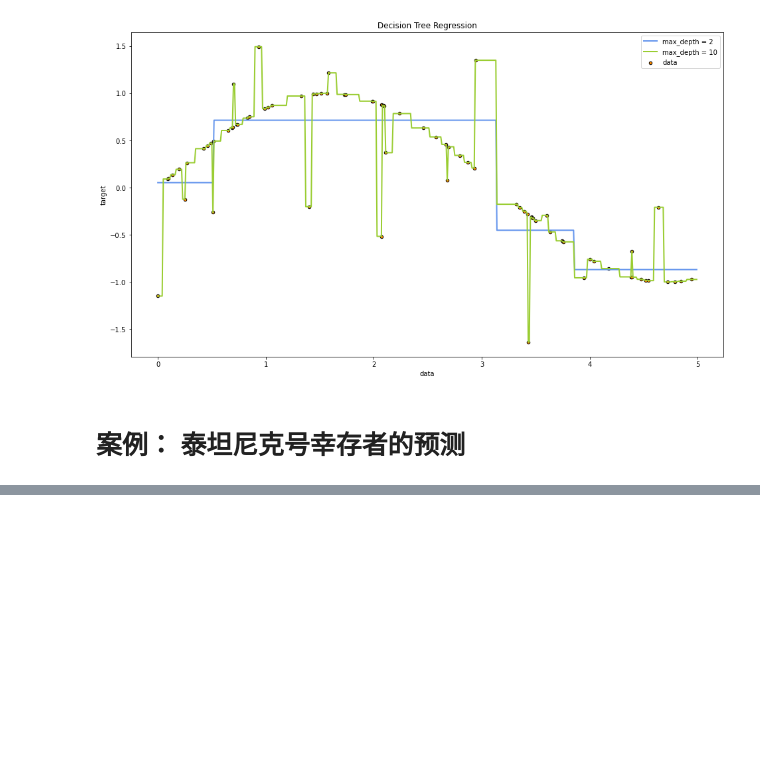
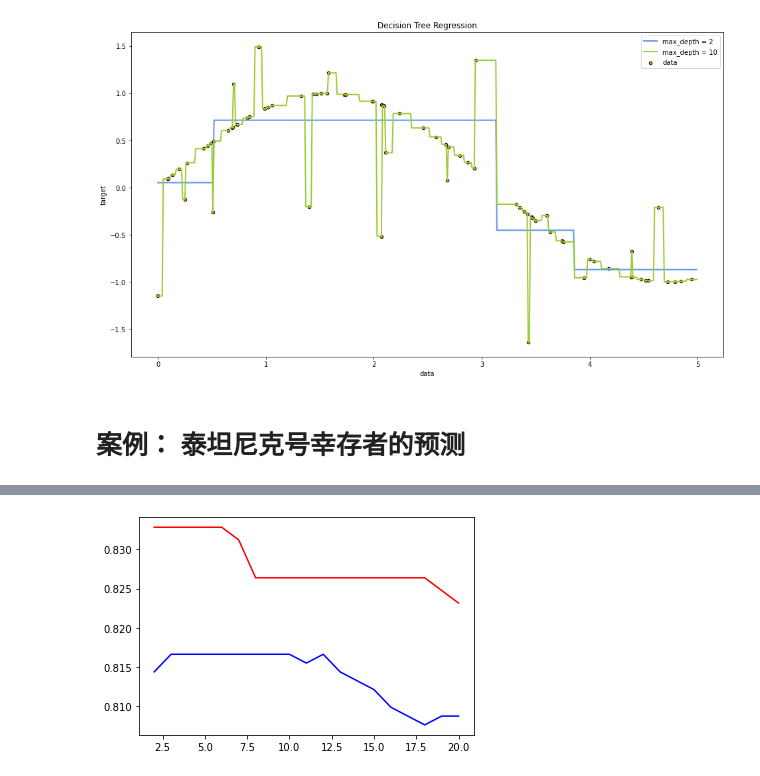
Before and after one commit to dongyeseu/knowledge, a Jupyter notebook: machine_learning/1.1 菜菜的sklearn学习课堂/1. Decision Tree.ipynb, the cells around one changed output, grey strips where cells are left out. Cells and saved outputs as stored; diff of their text form; code cells hidden in the pictures; blank space fills up the shorter version.

```diff
--- a/machine_learning/1.1 菜菜的sklearn学习课堂/1. Decision Tree.ipynb
+++ b/machine_learning/1.1 菜菜的sklearn学习课堂/1. Decision Tree.ipynb
@@ -459 +586,18 @@ dtype: int64
+# %%
+tr = [];
+ts = [];
+for i in range(1,20):
+    clf = DecisionTreeClassifier(random_state = 100
+                               , max_depth = 3
+                               , min_samples_leaf = i+1);
+    clf = clf.fit(Xtrain,Ytrain);
+    score_tr = clf.score(Xtrain,Ytrain);
+    score_ts = cross_val_score(clf,X,Y,cv = 10).mean();
+    tr.append(score_tr);
+    ts.append(score_ts);
+# %%
+plt.plot(range(2,21),tr,color = 'red',label = 'train');
+plt.plot(range(2,21),ts,color = 'blue', label = 'test');
+# %% [output]
+[figure, added]
 # %%
```
Also changed, not shown: parts of 30 cells of this notebook.
